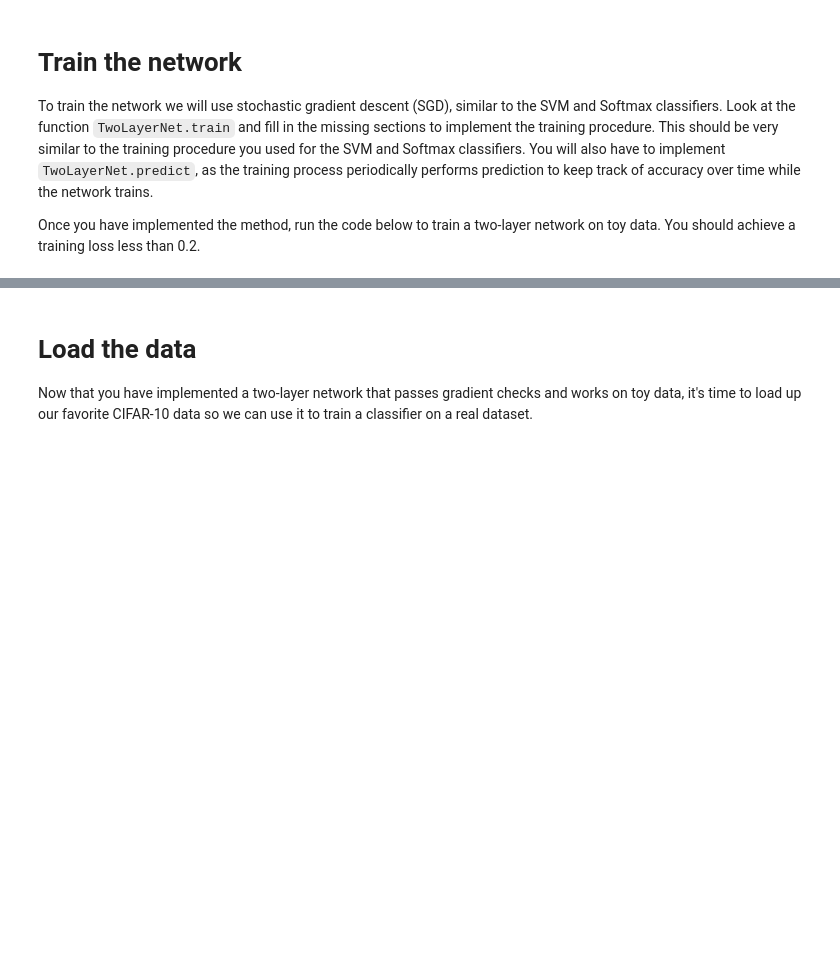
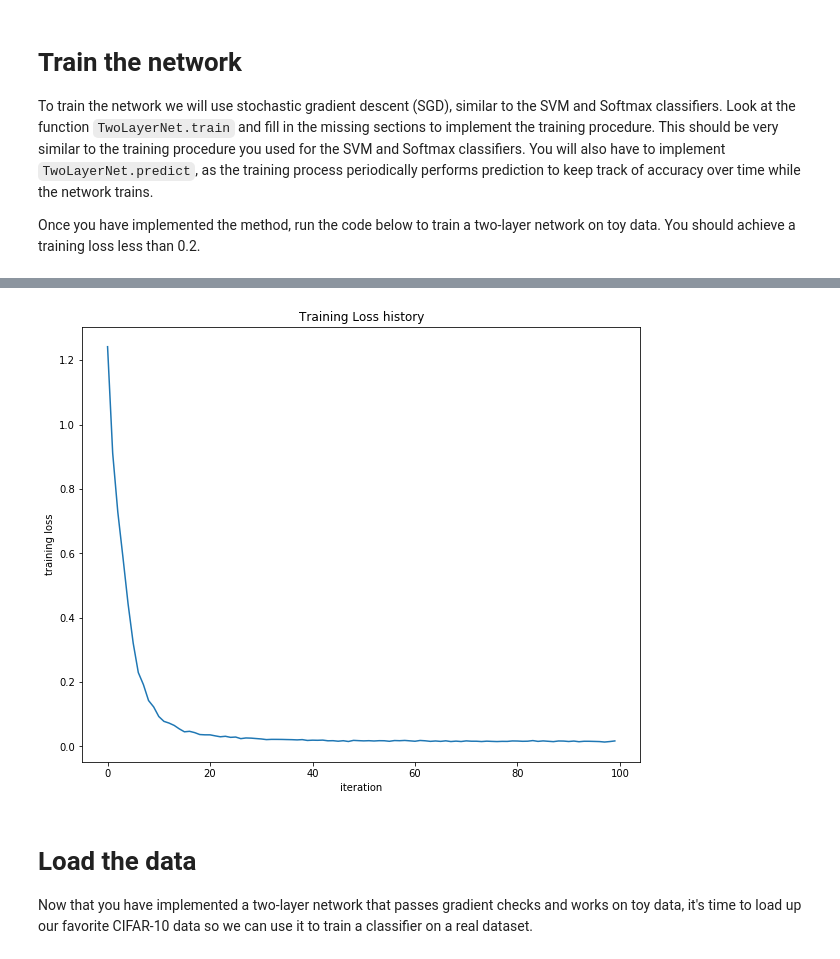
Before and after one commit to imflash217/Project_ComputerVision, a Jupyter notebook: a14_two_layer_net.ipynb, the cells around one changed output, grey strips where cells are left out. Saved outputs shown, nothing was run; the diff lists cells and outputs as text; code cells hidden in the pictures; blank space fills up the shorter version.

```diff
--- a/a14_two_layer_net.ipynb
+++ b/a14_two_layer_net.ipynb
@@ -145,7 +143,7 @@ Once you have implemented the method, run the code below to train a two-layer ne
 net = init_toy_model()
 stats = net.train(X, y, X, y,
             learning_rate=1e-1, reg=5e-6,
-            num_iters=100, verbose=False)
+            num_iters=100, verbose=True)
 
 print('Final training loss: ', stats['loss_history'][-1])
 
@@ -155,3 +153,4 @@ plt.xlabel('iteration')
 plt.ylabel('training loss')
 plt.title('Training Loss history')
 plt.show()
+# %% [output]
@@ -158,3 +174,4 @@ plt.show()
+[figure, added]
 # %% [markdown]
 # Load the data
 Now that you have implemented a two-layer network that passes gradient checks and works on toy data, it's time to load up our favorite CIFAR-10 data so we can use it to train a classifier on a real dataset.
```
Also changed, not shown: parts of 6 cells of this notebook, 2 other files.
